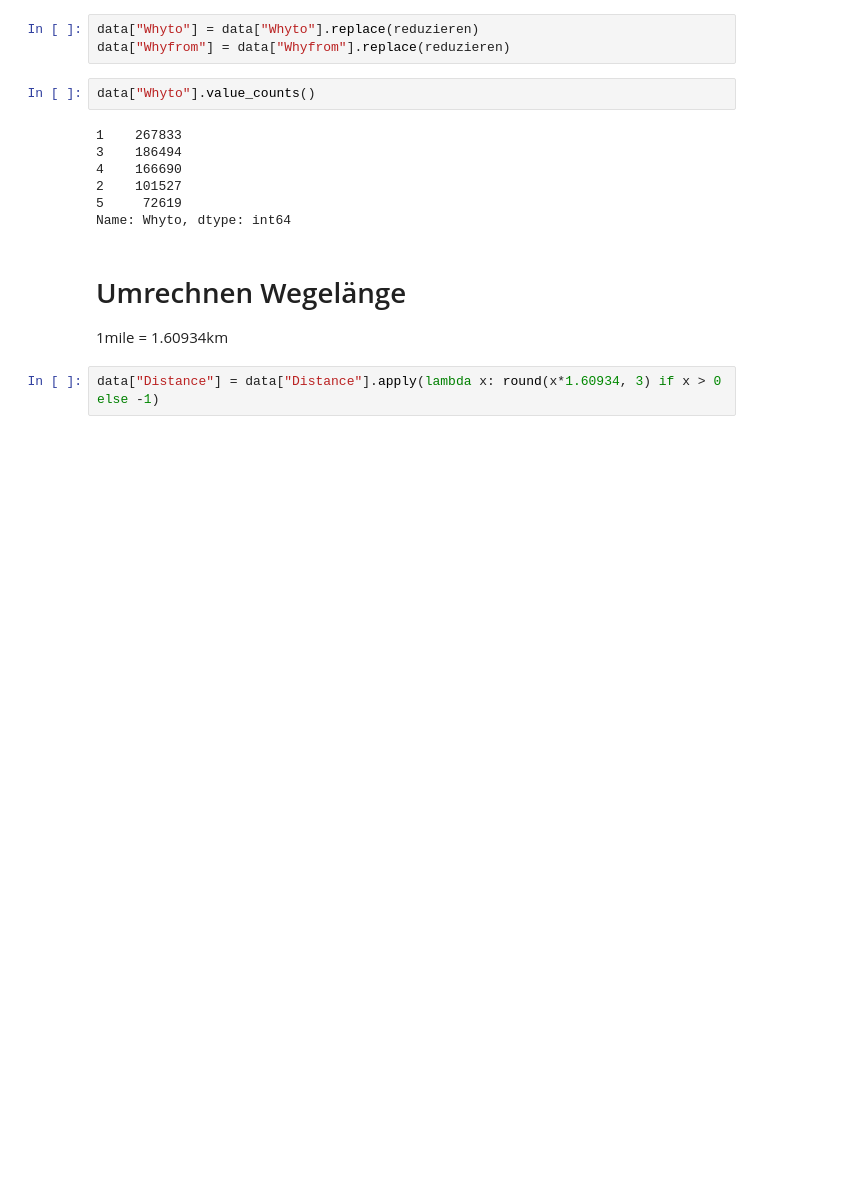
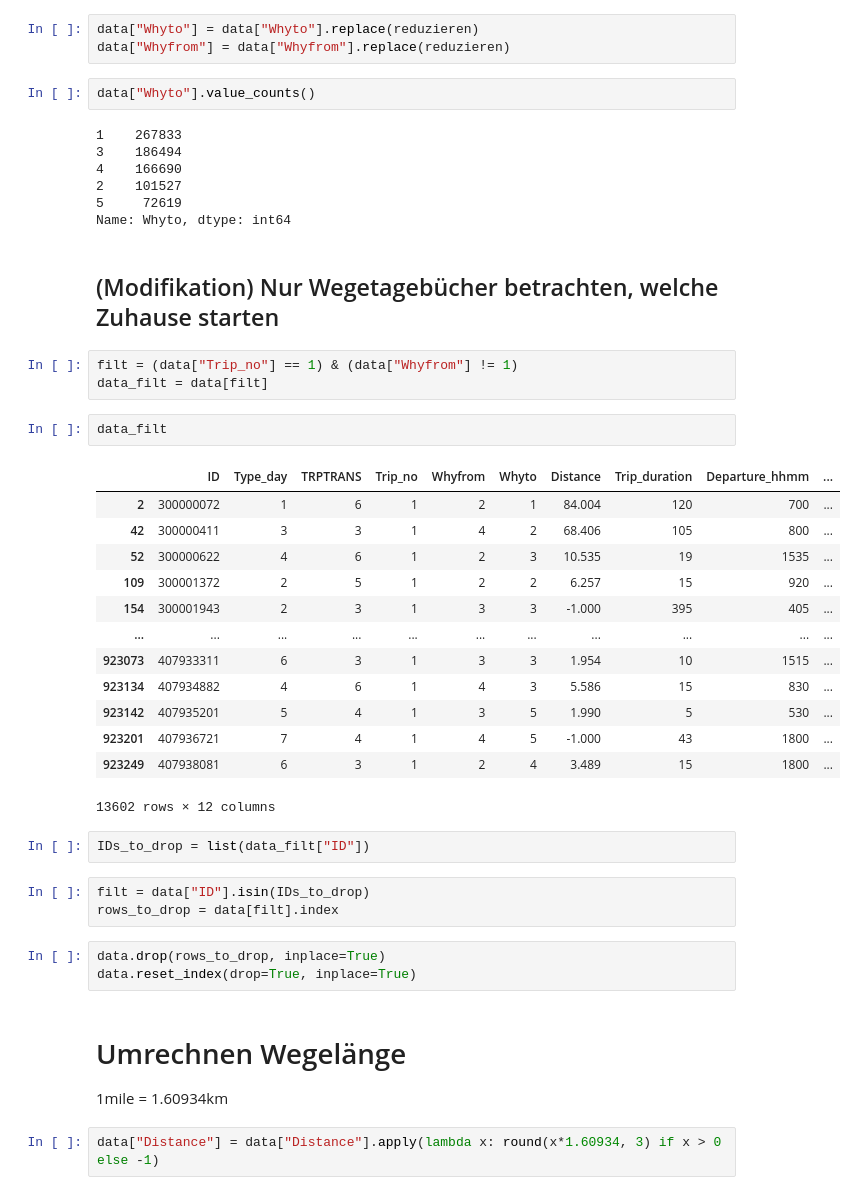
Before and after one commit to t-ober/ev-modelling, a Jupyter notebook: Datenaufbereitung/NHTS-Data.ipynb, the cells around one changed output. Cells and saved outputs as stored; diff of their text form; blank space fills up the shorter version.

```diff
--- a/Datenaufbereitung/NHTS-Data.ipynb
+++ b/Datenaufbereitung/NHTS-Data.ipynb
@@ -232,6 +232,35 @@ data["Whyto"].value_counts()
 2    101527
 5     72619
 Name: Whyto, dtype: int64
+# %% [markdown]
+## (Modifikation) Nur Wegetagebücher betrachten, welche Zuhause starten
+# %%
+filt = (data["Trip_no"] == 1) & (data["Whyfrom"] != 1)
+data_filt = data[filt]
+# %%
+data_filt
+# %% [output]
+|  | ID | Type_day | TRPTRANS | Trip_no | Whyfrom | Whyto | Distance | Trip_duration | Departure_hhmm | ... |
+| 2 | 300000072 | 1 | 6 | 1 | 2 | 1 | 84.004 | 120 | 700 | ... |
+| 42 | 300000411 | 3 | 3 | 1 | 4 | 2 | 68.406 | 105 | 800 | ... |
+| 52 | 300000622 | 4 | 6 | 1 | 2 | 3 | 10.535 | 19 | 1535 | ... |
+| 109 | 300001372 | 2 | 5 | 1 | 2 | 2 | 6.257 | 15 | 920 | ... |
+| 154 | 300001943 | 2 | 3 | 1 | 3 | 3 | -1.000 | 395 | 405 | ... |
+| ... | ... | ... | ... | ... | ... | ... | ... | ... | ... | ... |
+| 923073 | 407933311 | 6 | 3 | 1 | 3 | 3 | 1.954 | 10 | 1515 | ... |
+| 923134 | 407934882 | 4 | 6 | 1 | 4 | 3 | 5.586 | 15 | 830 | ... |
+| 923142 | 407935201 | 5 | 4 | 1 | 3 | 5 | 1.990 | 5 | 530 | ... |
+| 923201 | 407936721 | 7 | 4 | 1 | 4 | 5 | -1.000 | 43 | 1800 | ... |
+| 923249 | 407938081 | 6 | 3 | 1 | 2 | 4 | 3.489 | 15 | 1800 | ... |
+13602 rows × 12 columns
+# %%
+IDs_to_drop = list(data_filt["ID"])
+# %%
+filt = data["ID"].isin(IDs_to_drop)
+rows_to_drop = data[filt].index
+# %%
+data.drop(rows_to_drop, inplace=True)
+data.reset_index(drop=True, inplace=True)
 # %% [markdown]
 # Umrechnen Wegelänge
 
```
Also changed, not shown: parts of 17 cells of this notebook, 44 other files.
